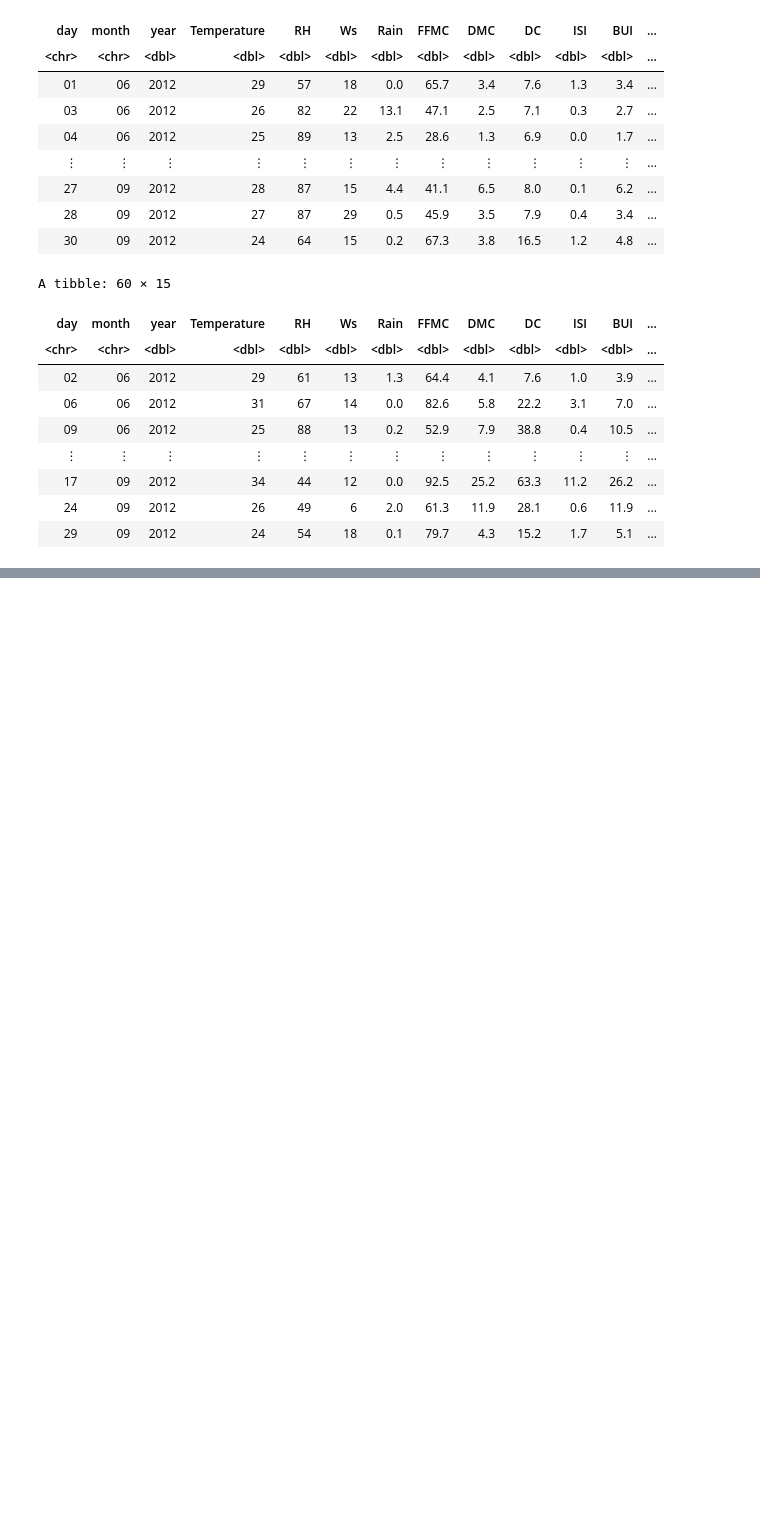
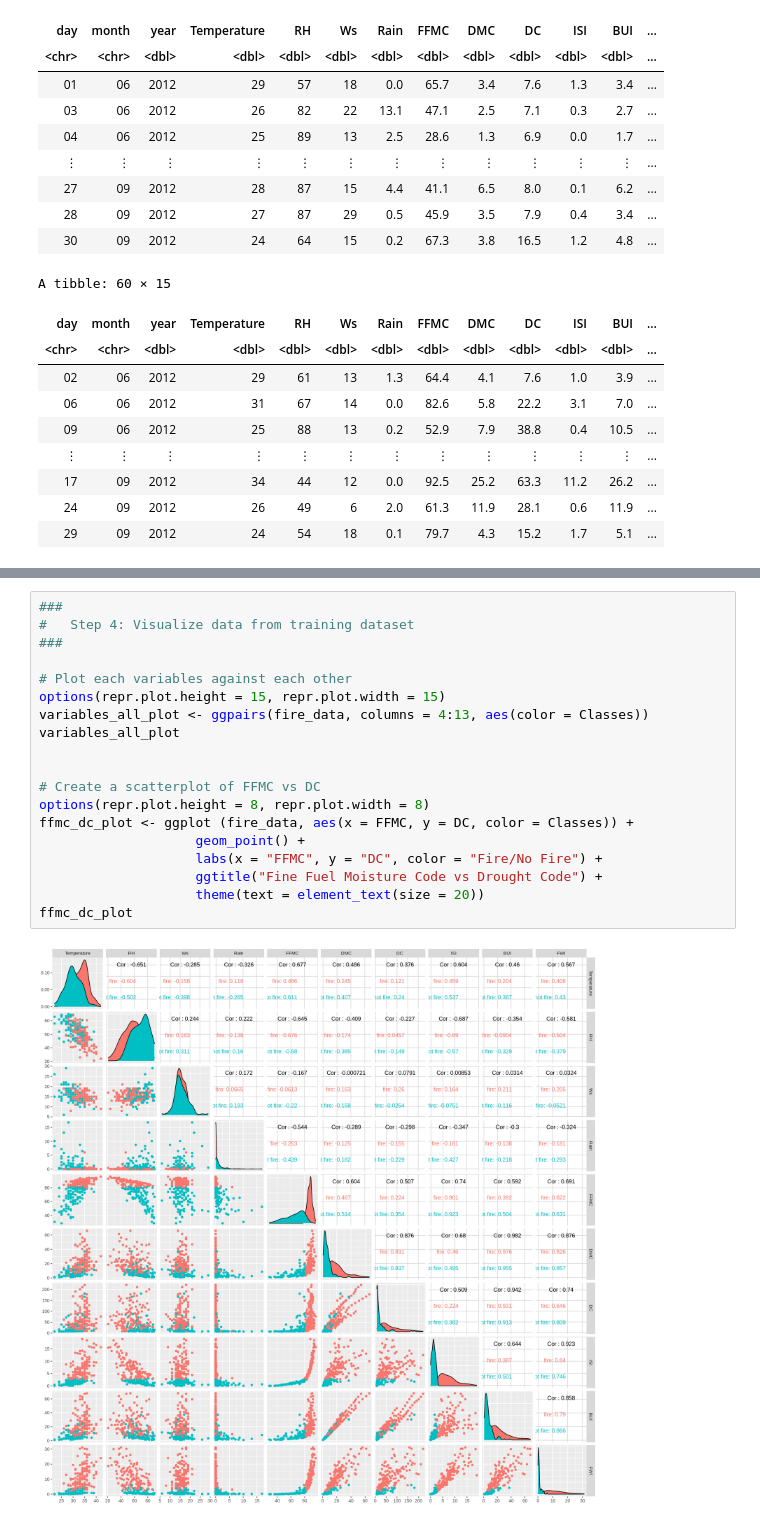
Before and after one commit to AKNeyugn/dsci100-002-group9-project, a Jupyter notebook: Final Project.ipynb, the cells around one changed output, grey strips where cells are left out. Drawn from its saved outputs; the diff is of its cells as text; blank space fills up the shorter version.

```diff
--- a/Final Project.ipynb
+++ b/Final Project.ipynb
@@ -151,0 +181,21 @@ A tibble: 60 × 15
+# %%
+###
+#   Step 4: Visualize data from training dataset
+###
+
+# Plot each variables against each other
+options(repr.plot.height = 15, repr.plot.width = 15)
+variables_all_plot <- ggpairs(fire_data, columns = 4:13, aes(color = Classes))
+variables_all_plot
+
+
+# Create a scatterplot of FFMC vs DC
+options(repr.plot.height = 8, repr.plot.width = 8)
+ffmc_dc_plot <- ggplot (fire_data, aes(x = FFMC, y = DC, color = Classes)) +
+                    geom_point() +
+                    labs(x = "FFMC", y = "DC", color = "Fire/No Fire") +
+                    ggtitle("Fine Fuel Moisture Code vs Drought Code") +
+                    theme(text = element_text(size = 20))
+ffmc_dc_plot
+# %% [output]
+[figure, added]
```
Also changed, not shown: parts of 5 cells of this notebook.
